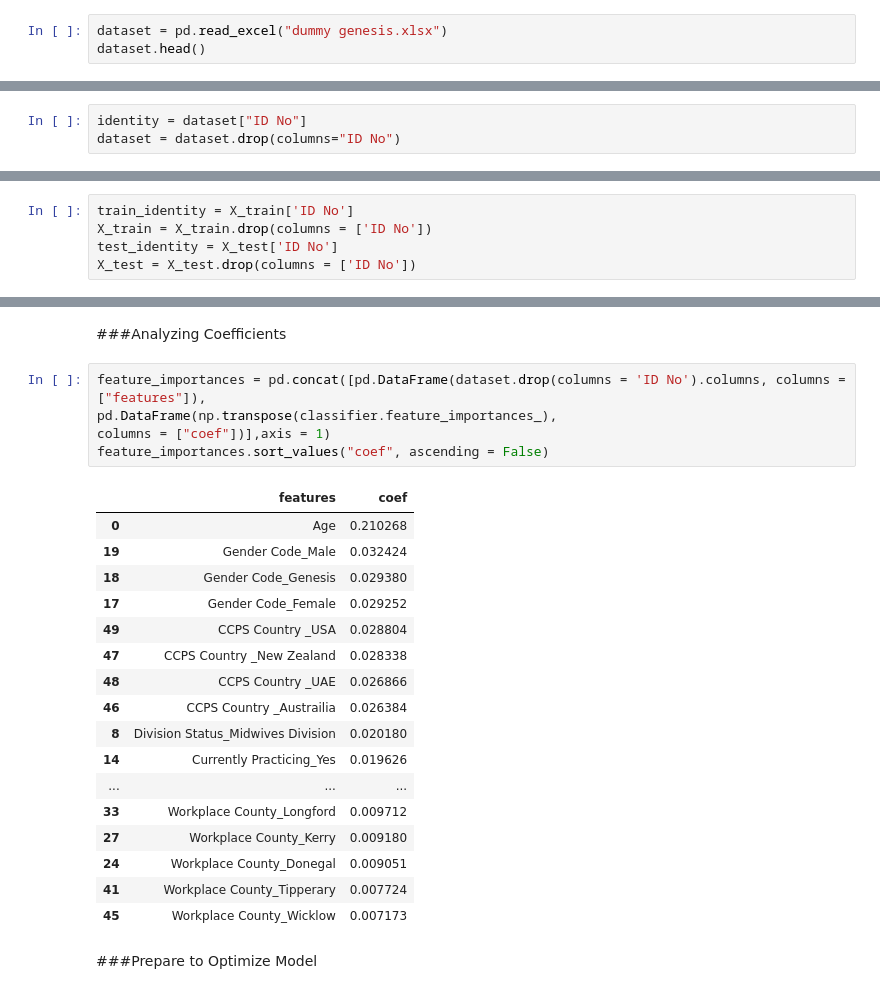
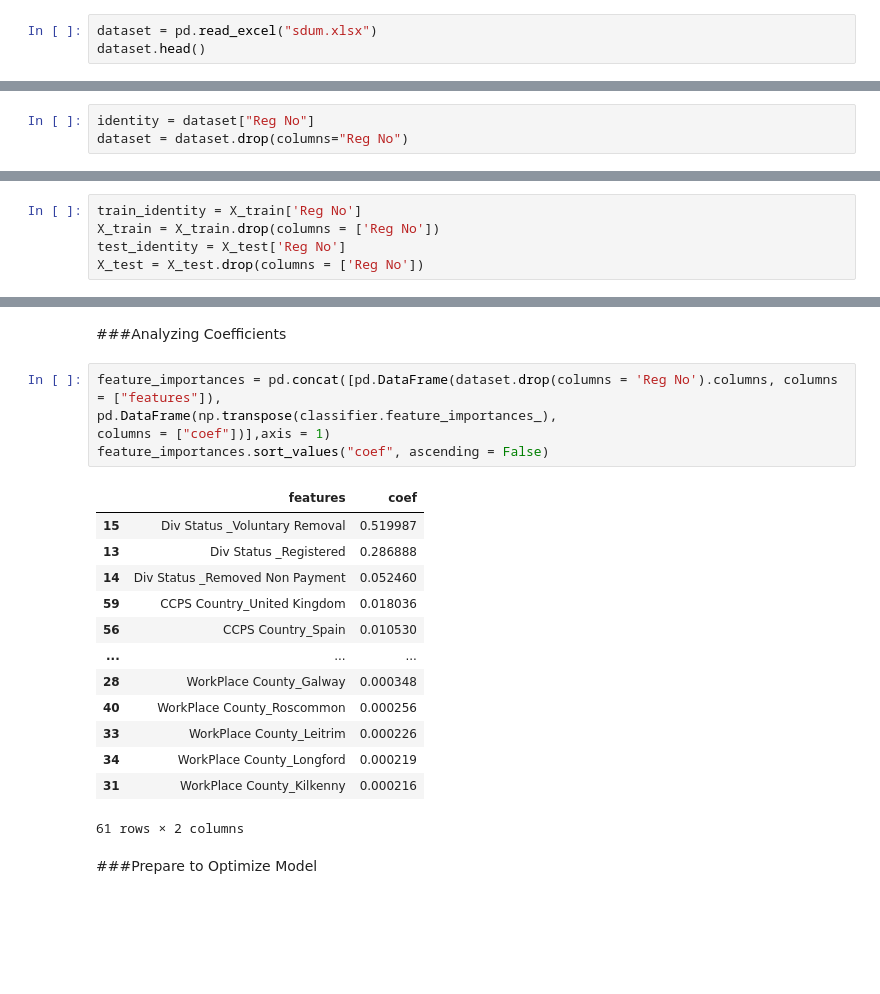
Before and after one commit to genesisoyelaja/Regression-Model-and-LSTM-on-stock-market-data, a Jupyter notebook: Gen.ipynb, the cells around one changed output, grey strips where cells are left out. Saved outputs shown, nothing was run; the diff lists cells and outputs as text; blank space fills up the shorter version.

```diff
--- a/Gen.ipynb
+++ b/Gen.ipynb
@@ -82,6 +82,6 @@ import joblib
 # %% [markdown]
 ##Test
 # %%
-dataset = pd.read_excel("dummy genesis.xlsx")
+dataset = pd.read_excel("sdum.xlsx")
 dataset.head()
 # %% [output]
@@ -94,6 +94,6 @@ dataset.head()
 # %%
-identity = dataset["ID No"]
-dataset = dataset.drop(columns="ID No")
+identity = dataset["Reg No"]
+dataset = dataset.drop(columns="Reg No")
 # %%
 dataset= pd.get_dummies(dataset)
 # %%
@@ -139,8 +139,8 @@ Number transactions y_test dataset:  (327,)
 # %%
-train_identity = X_train['ID No']
-X_train = X_train.drop(columns = ['ID No'])
-test_identity = X_test['ID No']
-X_test = X_test.drop(columns = ['ID No'])
+train_identity = X_train['Reg No']
+X_train = X_train.drop(columns = ['Reg No'])
+test_identity = X_test['Reg No']
+X_test = X_test.drop(columns = ['Reg No'])
 # %%
 sc_X = StandardScaler()
 X_train2 = pd.DataFrame(sc_X.fit_transform(X_train))
@@ -497,28 +491,24 @@ plt.yticks(rotation=0, horizontalalignment="right")
 # %% [markdown]
 ###Analyzing Coefficients
 # %%
-feature_importances = pd.concat([pd.DataFrame(dataset.drop(columns = 'ID No').columns, columns = ["features"]),
+feature_importances = pd.concat([pd.DataFrame(dataset.drop(columns = 'Reg No').columns, columns = ["features"]),
 pd.DataFrame(np.transpose(classifier.feature_importances_),
 columns = ["coef"])],axis = 1)
 feature_importances.sort_values("coef", ascending = False)
 # %% [output]
 |  | features | coef |
-| 0 | Age | 0.210268 |
-| 19 | Gender Code_Male | 0.032424 |
-| 18 | Gender Code_Genesis | 0.029380 |
-| 17 | Gender Code_Female | 0.029252 |
-| 49 | CCPS Country _USA | 0.028804 |
-| 47 | CCPS Country _New Zealand | 0.028338 |
-| 48 | CCPS Country _UAE | 0.026866 |
-| 46 | CCPS Country _Austrailia | 0.026384 |
-| 8 | Division Status_Midwives Division | 0.020180 |
-| 14 | Currently Practicing_Yes | 0.019626 |
+| 15 | Div Status _Voluntary Removal | 0.519987 |
+| 13 | Div Status _Registered | 0.286888 |
+| 14 | Div Status _Removed Non Payment | 0.052460 |
+| 59 | CCPS Country_United Kingdom | 0.018036 |
+| 56 | CCPS Country_Spain | 0.010530 |
 | ... | ... | ... |
-| 33 | Workplace County_Longford | 0.009712 |
-| 27 | Workplace County_Kerry | 0.009180 |
-| 24 | Workplace County_Donegal | 0.009051 |
-| 41 | Workplace County_Tipperary | 0.007724 |
-| 45 | Workplace County_Wicklow | 0.007173 |
+| 28 | WorkPlace County_Galway | 0.000348 |
+| 40 | WorkPlace County_Roscommon | 0.000256 |
+| 33 | WorkPlace County_Leitrim | 0.000226 |
+| 34 | WorkPlace County_Longford | 0.000219 |
+| 31 | WorkPlace County_Kilkenny | 0.000216 |
+61 rows × 2 columns
 # %% [markdown]
 ###Prepare to Optimize Model
 # %%
```
Also changed, not shown: parts of 22 cells of this notebook.
